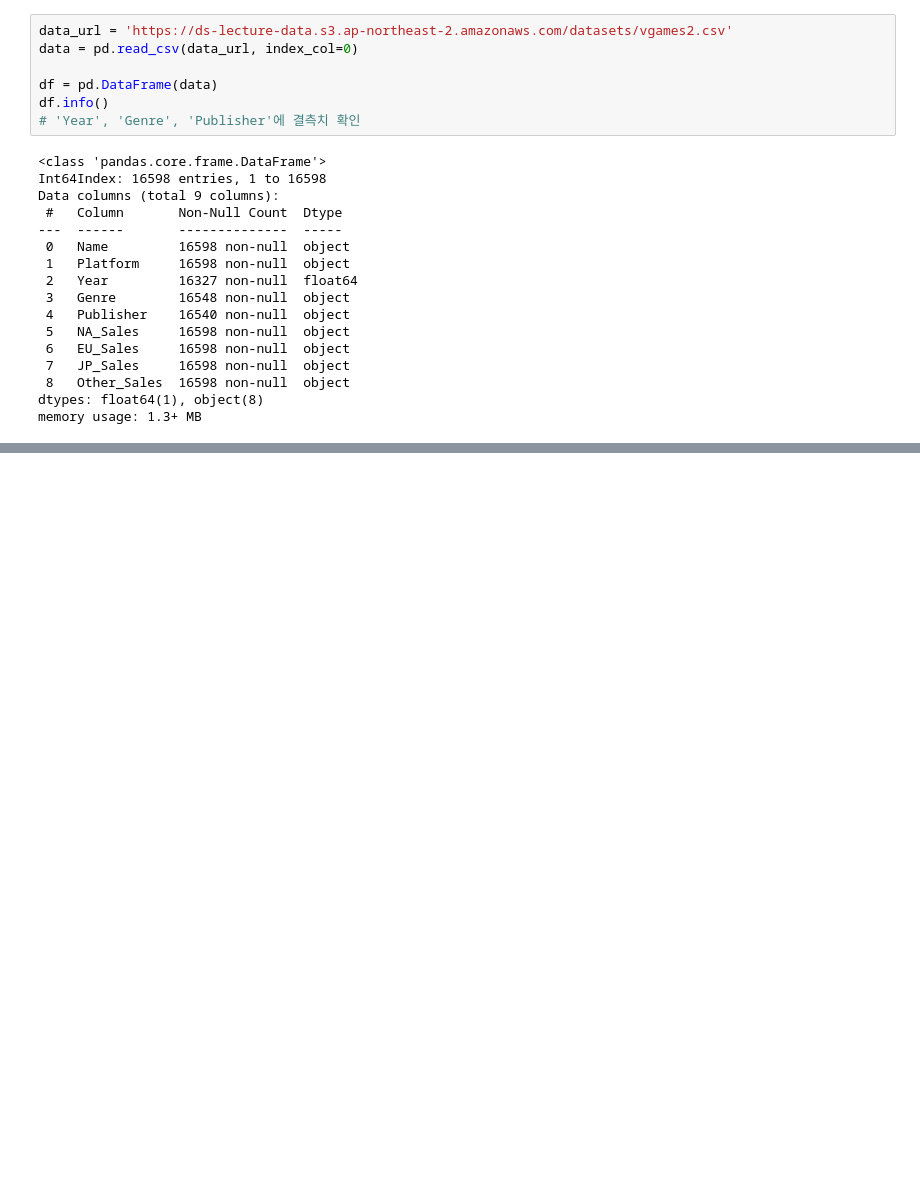
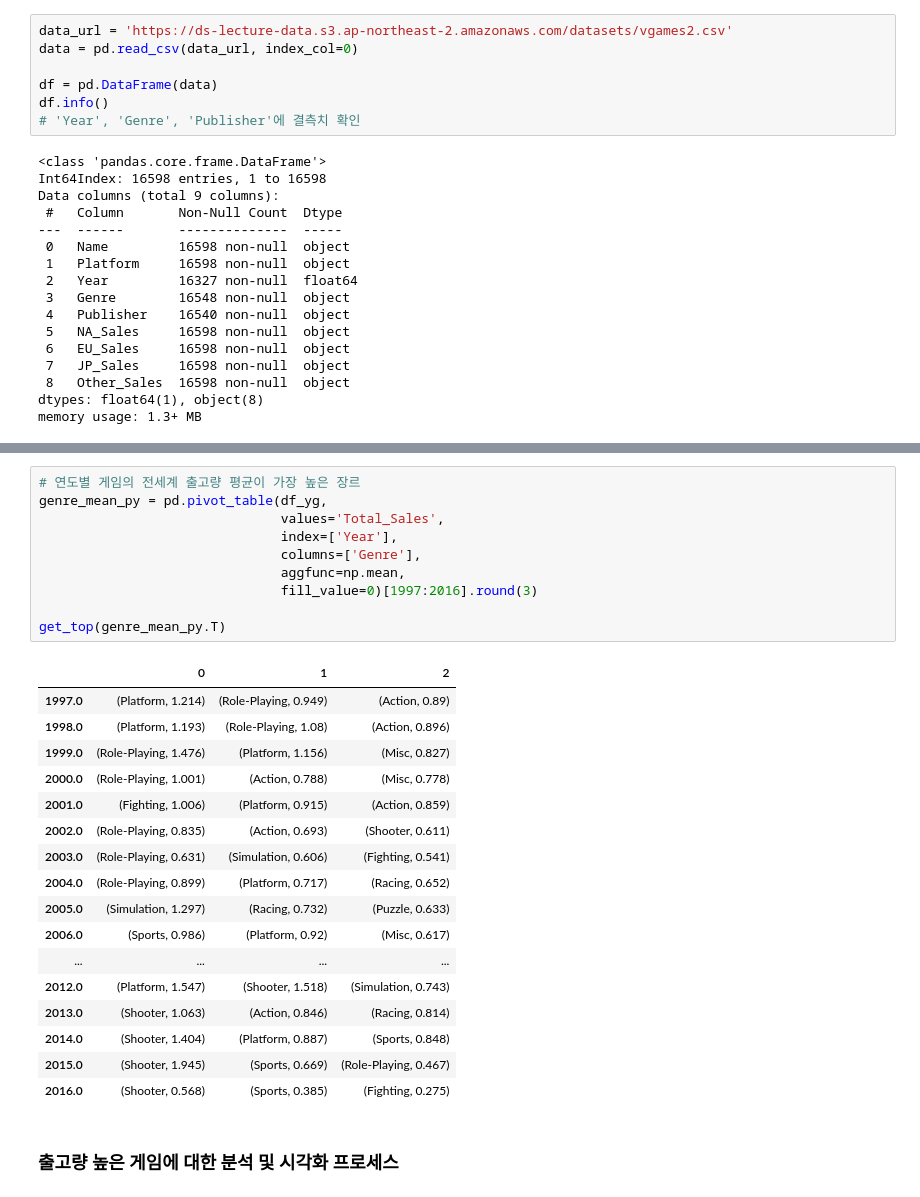
Before and after one commit to Kimtaewookdev/Sec1_project, a Jupyter notebook: AI_13_김태욱_Section1_proj.ipynb, the cells around one changed output, grey strips where cells are left out. Saved outputs shown, nothing was run; the diff lists cells and outputs as text; blank space fills up the shorter version.

```diff
--- a/AI_13_김태욱_Section1_proj.ipynb
+++ b/AI_13_김태욱_Section1_proj.ipynb
@@ -120,3 +171,33 @@ Name: Other_Sales, dtype: float64
+# %%
+# 연도별 게임의 전세계 출고량 평균이 가장 높은 장르
+genre_mean_py = pd.pivot_table(df_yg,
+                               values='Total_Sales',
+                               index=['Year'],
+                               columns=['Genre'],
+                               aggfunc=np.mean,
+                               fill_value=0)[1997:2016].round(3)
+
+get_top(genre_mean_py.T)
+# %% [output]
+|  | 0 | 1 | 2 |
+| 1997.0 | (Platform, 1.214) | (Role-Playing, 0.949) | (Action, 0.89) |
+| 1998.0 | (Platform, 1.193) | (Role-Playing, 1.08) | (Action, 0.896) |
+| 1999.0 | (Role-Playing, 1.476) | (Platform, 1.156) | (Misc, 0.827) |
+| 2000.0 | (Role-Playing, 1.001) | (Action, 0.788) | (Misc, 0.778) |
+| 2001.0 | (Fighting, 1.006) | (Platform, 0.915) | (Action, 0.859) |
+| 2002.0 | (Role-Playing, 0.835) | (Action, 0.693) | (Shooter, 0.611) |
+| 2003.0 | (Role-Playing, 0.631) | (Simulation, 0.606) | (Fighting, 0.541) |
+| 2004.0 | (Role-Playing, 0.899) | (Platform, 0.717) | (Racing, 0.652) |
+| 2005.0 | (Simulation, 1.297) | (Racing, 0.732) | (Puzzle, 0.633) |
+| 2006.0 | (Sports, 0.986) | (Platform, 0.92) | (Misc, 0.617) |
+| ... | ... | ... | ... |
+| 2012.0 | (Platform, 1.547) | (Shooter, 1.518) | (Simulation, 0.743) |
+| 2013.0 | (Shooter, 1.063) | (Action, 0.846) | (Racing, 0.814) |
+| 2014.0 | (Shooter, 1.404) | (Platform, 0.887) | (Sports, 0.848) |
+| 2015.0 | (Shooter, 1.945) | (Sports, 0.669) | (Role-Playing, 0.467) |
+| 2016.0 | (Shooter, 0.568) | (Sports, 0.385) | (Fighting, 0.275) |
+# %% [markdown]
+### 출고량 높은 게임에 대한 분석 및 시각화 프로세스
 # %% [markdown]
 다음 분기 게임 설계
 
```
Also changed, not shown: parts of 14 cells of this notebook.
